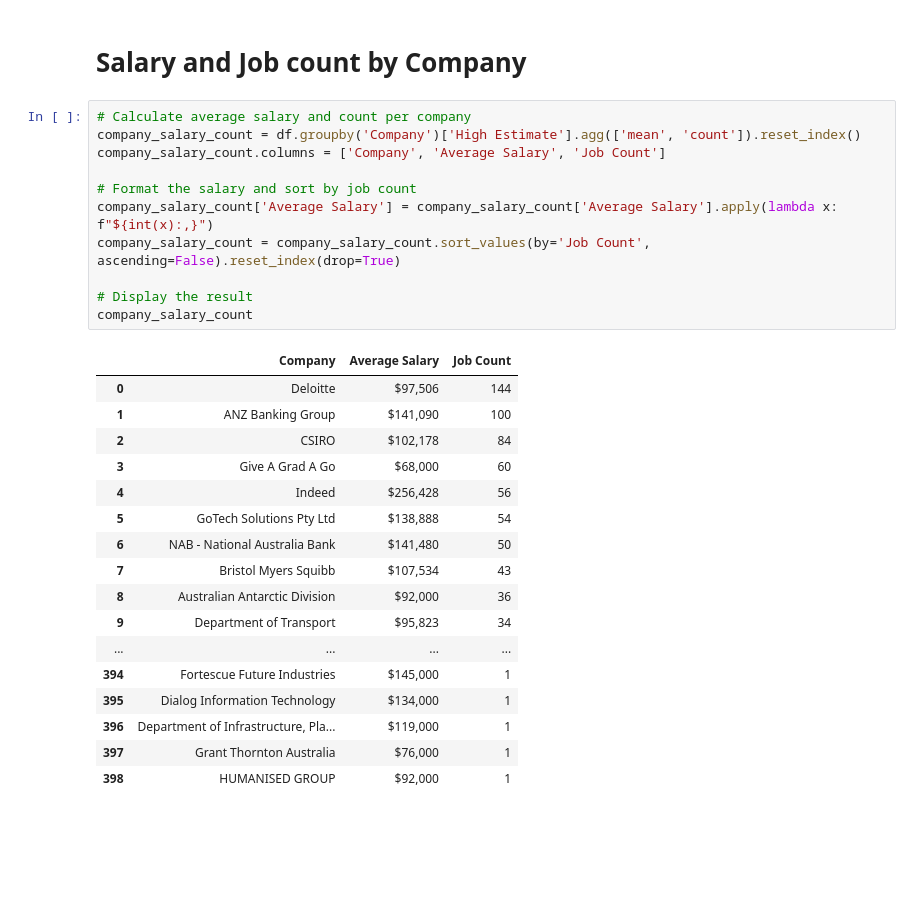
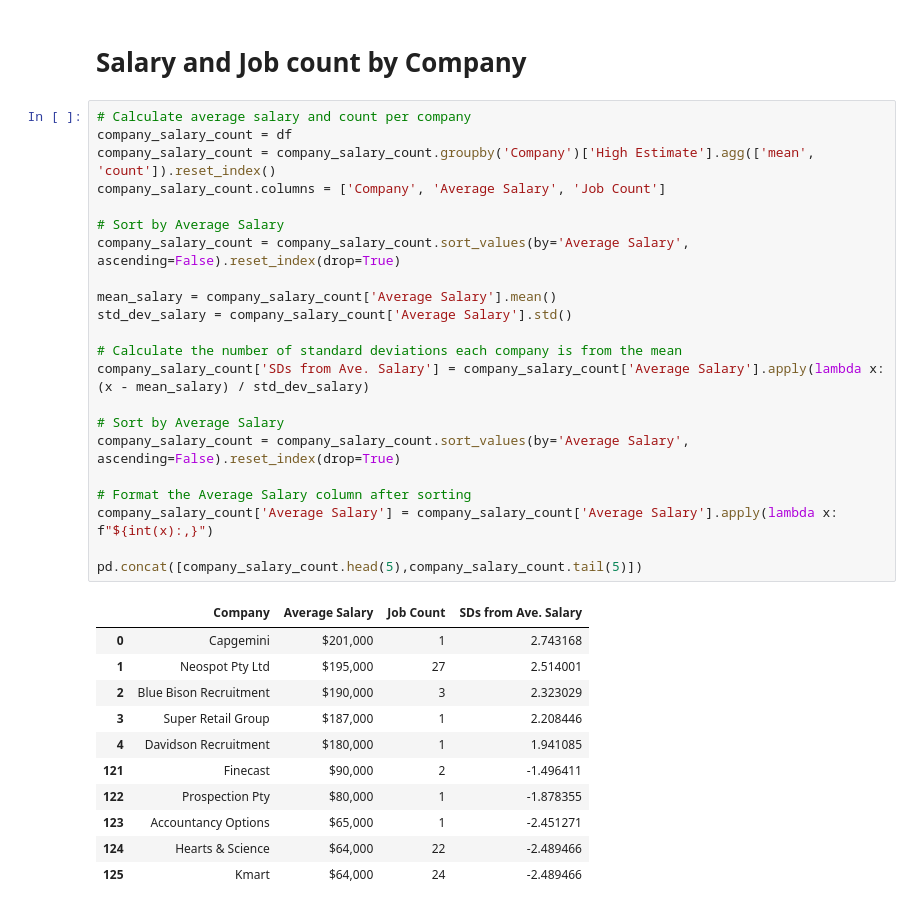
Before and after one commit to briankleo/kaggle-au-data-jobs-2024, a Jupyter notebook: 2024-data-jobs-eda.ipynb, the cells around one changed output. Drawn from its saved outputs; the diff is of its cells as text; blank space fills up the shorter version.

```diff
--- a/2024-data-jobs-eda.ipynb
+++ b/2024-data-jobs-eda.ipynb
@@ -150,30 +174,35 @@ styled_pivot
 # Salary and Job count by Company
 # %%
 # Calculate average salary and count per company
-company_salary_count = df.groupby('Company')['High Estimate'].agg(['mean', 'count']).reset_index()
+company_salary_count = df
+company_salary_count = company_salary_count.groupby('Company')['High Estimate'].agg(['mean', 'count']).reset_index()
 company_salary_count.columns = ['Company', 'Average Salary', 'Job Count']
 
-# Format the salary and sort by job count
+# Sort by Average Salary
+company_salary_count = company_salary_count.sort_values(by='Average Salary', ascending=False).reset_index(drop=True)
+
+mean_salary = company_salary_count['Average Salary'].mean()
+std_dev_salary = company_salary_count['Average Salary'].std()
+
+# Calculate the number of standard deviations each company is from the mean
+company_salary_count['SDs from Ave. Salary'] = company_salary_count['Average Salary'].apply(lambda x: (x - mean_salary) / std_dev_salary)
+
+# Sort by Average Salary
+company_salary_count = company_salary_count.sort_values(by='Average Salary', ascending=False).reset_index(drop=True)
+
+# Format the Average Salary column after sorting
 company_salary_count['Average Salary'] = company_salary_count['Average Salary'].apply(lambda x: f"${int(x):,}")
-company_salary_count = company_salary_count.sort_values(by='Job Count', ascending=False).reset_index(drop=True)
 
-# Display the result
-company_salary_count
+pd.concat([company_salary_count.head(5),company_salary_count.tail(5)])
 # %% [output]
-|  | Company | Average Salary | Job Count |
-| 0 | Deloitte | $97,506 | 144 |
-| 1 | ANZ Banking Group | $141,090 | 100 |
-| 2 | CSIRO | $102,178 | 84 |
-| 3 | Give A Grad A Go | $68,000 | 60 |
-| 4 | Indeed | $256,428 | 56 |
-| 5 | GoTech Solutions Pty Ltd | $138,888 | 54 |
-| 6 | NAB - National Australia Bank | $141,480 | 50 |
-| 7 | Bristol Myers Squibb | $107,534 | 43 |
-| 8 | Australian Antarctic Division | $92,000 | 36 |
-| 9 | Department of Transport | $95,823 | 34 |
-| ... | ... | ... | ... |
-| 394 | Fortescue Future Industries | $145,000 | 1 |
-| 395 | Dialog Information Technology | $134,000 | 1 |
-| 396 | Department of Infrastructure, Pla... | $119,000 | 1 |
-| 397 | Grant Thornton Australia | $76,000 | 1 |
-| 398 | HUMANISED GROUP | $92,000 | 1 |
+|  | Company | Average Salary | Job Count | SDs from Ave. Salary |
+| 0 | Capgemini | $201,000 | 1 | 2.743168 |
+| 1 | Neospot Pty Ltd | $195,000 | 27 | 2.514001 |
+| 2 | Blue Bison Recruitment | $190,000 | 3 | 2.323029 |
+| 3 | Super Retail Group | $187,000 | 1 | 2.208446 |
+| 4 | Davidson Recruitment | $180,000 | 1 | 1.941085 |
+| 121 | Finecast | $90,000 | 2 | -1.496411 |
+| 122 | Prospection Pty | $80,000 | 1 | -1.878355 |
+| 123 | Accountancy Options | $65,000 | 1 | -2.451271 |
+| 124 | Hearts & Science | $64,000 | 22 | -2.489466 |
+| 125 | Kmart | $64,000 | 24 | -2.489466 |
```
Also changed, not shown: parts of 24 cells of this notebook.
